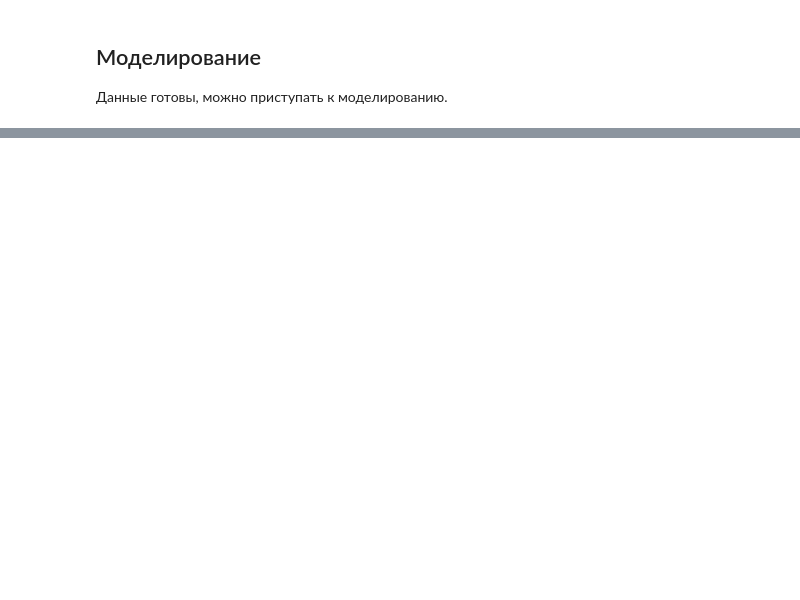
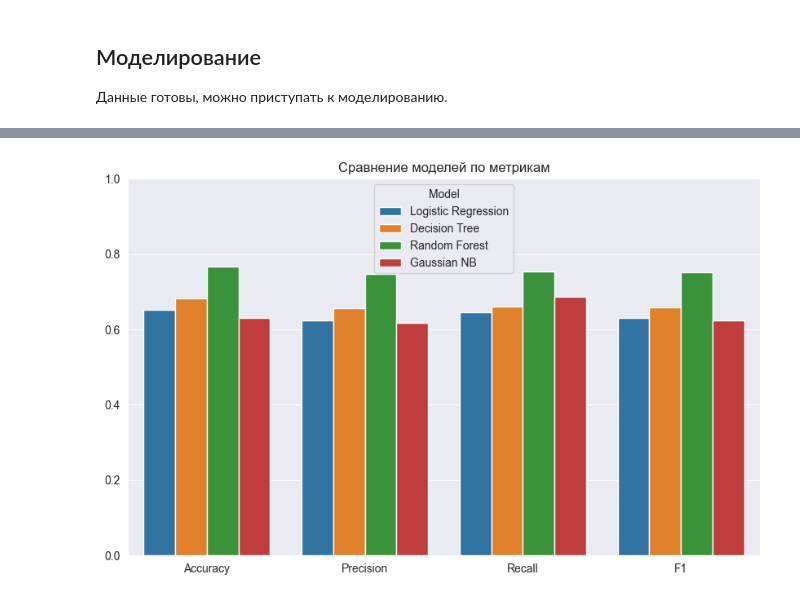
Before and after one commit to et2439/Credit-Scoring-Project, a Jupyter notebook: Credit_Scoring.ipynb, the cells around one changed output, grey strips where cells are left out. Cells and saved outputs as stored; diff of their text form; code cells hidden in the pictures; blank space fills up the shorter version.

```diff
--- a/Credit_Scoring.ipynb
+++ b/Credit_Scoring.ipynb
@@ -403,2 +402,5 @@ ModuleNotFoundError: No module named 'XGBoost'
 # %%
 X_train, X_test, y_train, y_test = train_test_split(data.drop(columns=['Credit_Score']), data['Credit_Score'], test_size=0.2, random_state=42)
+scaler = StandardScaler()
+X_train_scaled = scaler.fit_transform(X_train.select_dtypes(include=[np.number]))
+X_test_scaled = scaler.transform(X_test.select_dtypes(include=[np.number]))
@@ -404,0 +449,29 @@ X_train, X_test, y_train, y_test = train_test_split(data.drop(columns=['Credit_S
+# %%
+models = {
+    "Logistic Regression": logreg_pred,
+    "Decision Tree": dtc_pred,
+    "Random Forest": rfc_pred,
+    "Gaussian NB": gnb_pred,
+}
+
+metrics = {}
+for model_name, preds in models.items():
+    metrics[model_name] = {
+        "Accuracy": accuracy_score(y_test, preds),
+        "Precision": precision_score(y_test, preds, average="macro"),
+        "Recall": recall_score(y_test, preds, average="macro"),
+        "F1": f1_score(y_test, preds, average="macro")
+    }
+
+df_metrics = pd.DataFrame(metrics).T.reset_index().melt(id_vars="index", var_name="Metric", value_name="Score")
+df_metrics.rename(columns={"index": "Model"}, inplace=True)
+
+plt.figure(figsize=(10, 6))
+sns.barplot(data=df_metrics, x="Metric", y="Score", hue="Model")
+plt.title("Сравнение моделей по метрикам")
+plt.ylim(0, 1)
+plt.xlabel('')
+plt.ylabel('')
+plt.show()
+# %% [output]
+[figure, added]
```
Also changed, not shown: parts of 17 cells of this notebook, 5 other files.
